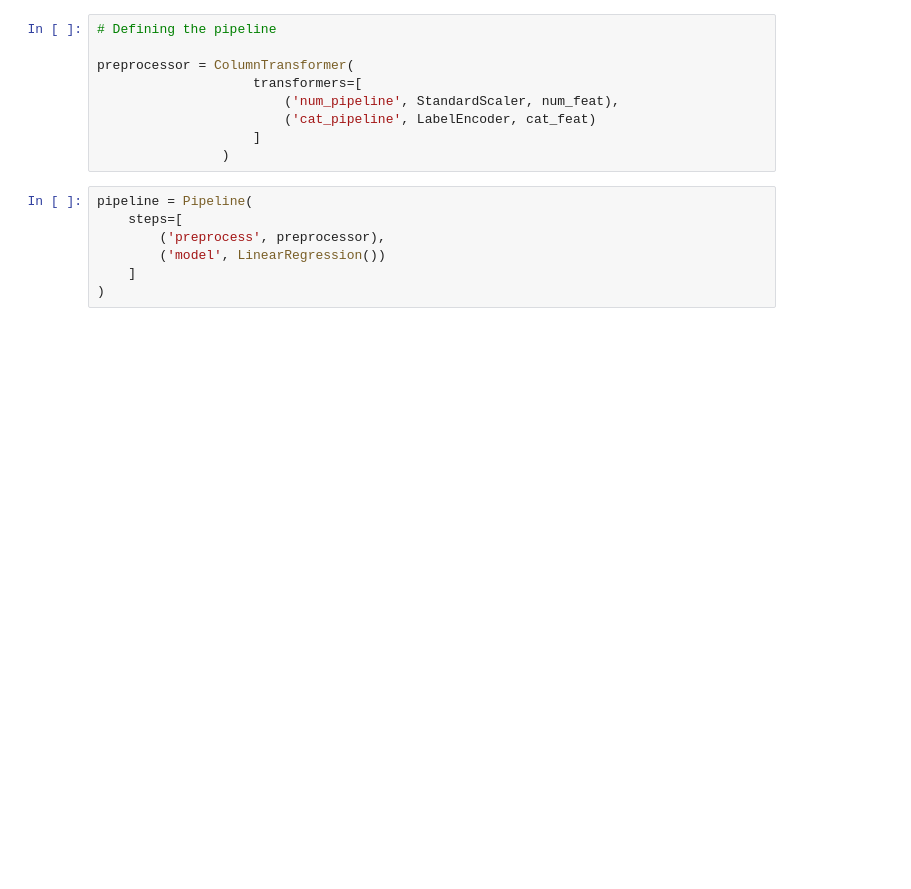
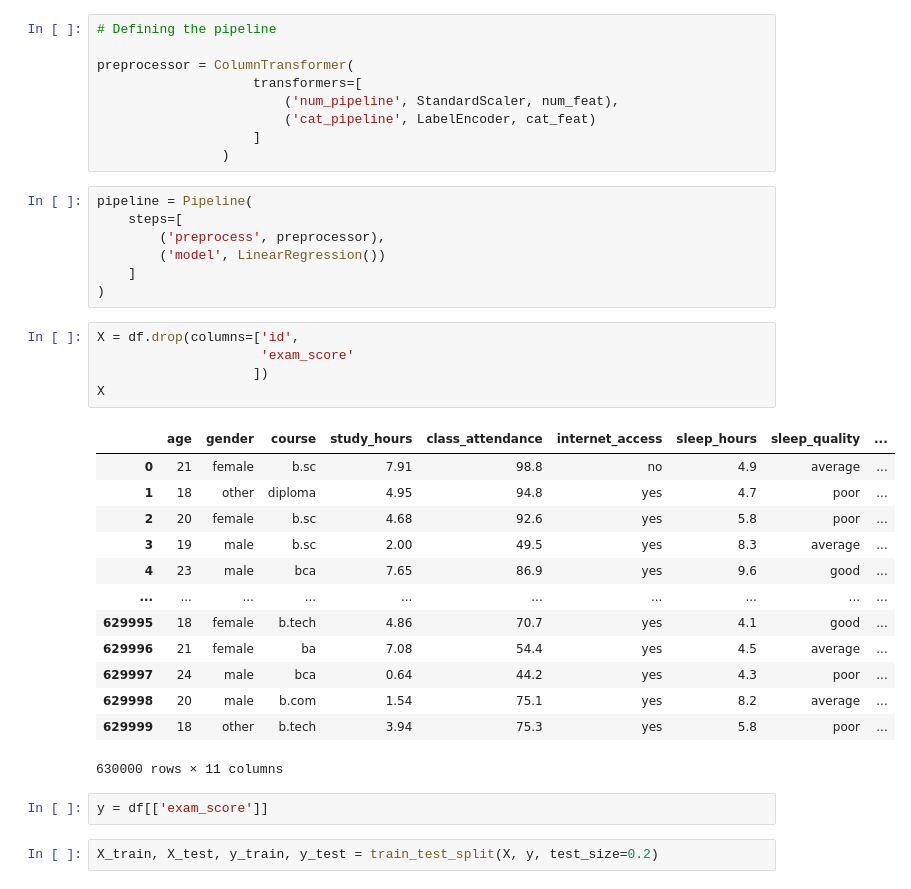
Before and after one commit to kchaudhuri/ML_BuildingBlocks, a Jupyter notebook: notebooks/predict_studentscore.ipynb, the cells around one changed output. Cells and saved outputs as stored; diff of their text form; blank space fills up the shorter version.

```diff
--- a/notebooks/predict_studentscore.ipynb
+++ b/notebooks/predict_studentscore.ipynb
@@ -190,3 +190,26 @@ pipeline = Pipeline(
         ('model', LinearRegression())
     ]
 )
+# %%
+X = df.drop(columns=['id',
+                     'exam_score'
+                    ])
+X
+# %% [output]
+|  | age | gender | course | study_hours | class_attendance | internet_access | sleep_hours | sleep_quality | ... |
+| 0 | 21 | female | b.sc | 7.91 | 98.8 | no | 4.9 | average | ... |
+| 1 | 18 | other | diploma | 4.95 | 94.8 | yes | 4.7 | poor | ... |
+| 2 | 20 | female | b.sc | 4.68 | 92.6 | yes | 5.8 | poor | ... |
+| 3 | 19 | male | b.sc | 2.00 | 49.5 | yes | 8.3 | average | ... |
+| 4 | 23 | male | bca | 7.65 | 86.9 | yes | 9.6 | good | ... |
+| ... | ... | ... | ... | ... | ... | ... | ... | ... | ... |
+| 629995 | 18 | female | b.tech | 4.86 | 70.7 | yes | 4.1 | good | ... |
+| 629996 | 21 | female | ba | 7.08 | 54.4 | yes | 4.5 | average | ... |
+| 629997 | 24 | male | bca | 0.64 | 44.2 | yes | 4.3 | poor | ... |
+| 629998 | 20 | male | b.com | 1.54 | 75.1 | yes | 8.2 | average | ... |
+| 629999 | 18 | other | b.tech | 3.94 | 75.3 | yes | 5.8 | poor | ... |
+630000 rows × 11 columns
+# %%
+y = df[['exam_score']]
+# %%
+X_train, X_test, y_train, y_test = train_test_split(X, y, test_size=0.2)
```
Also changed, not shown: parts of 1 cell of this notebook.
